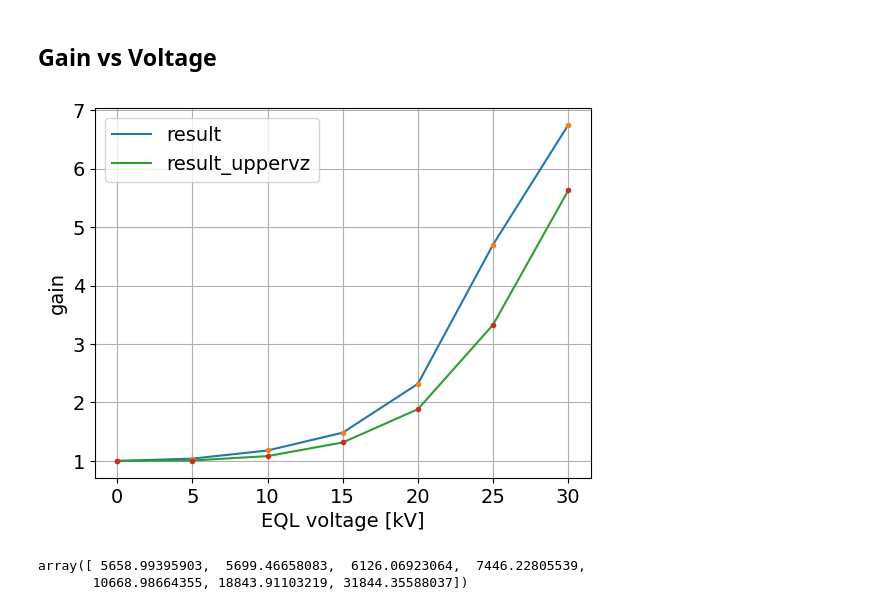
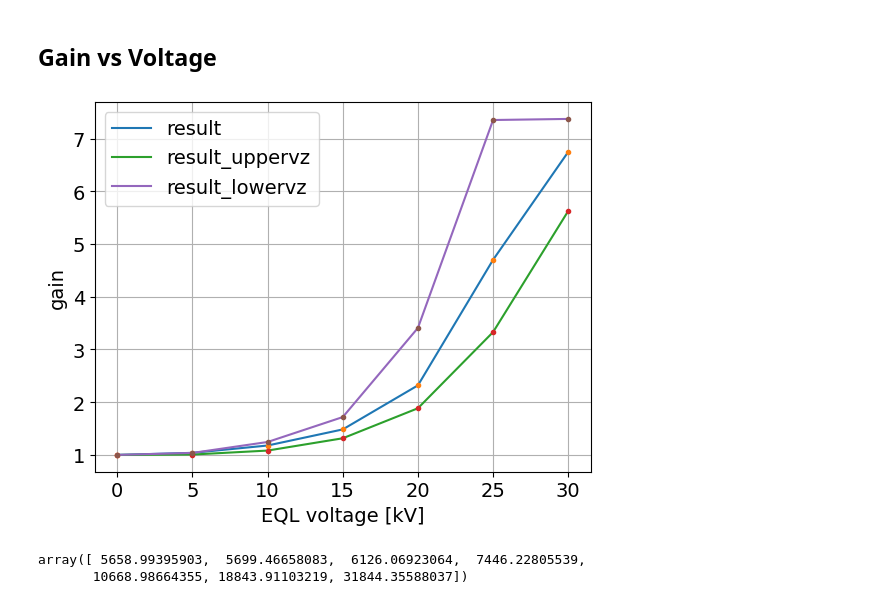
Before and after one commit to zhouperry/CeNTREX-TlF-julia-extension, a Jupyter notebook: examples/R2 transition EQL testing trajectories.ipynb, the cells around one changed output. Drawn from its saved outputs; the diff is of its cells as text; code cells hidden in the pictures.

```diff
--- a/examples/R2 transition EQL testing trajectories.ipynb
+++ b/examples/R2 transition EQL testing trajectories.ipynb
@@ -612,36 +612,36 @@ for name in ["", "_uppervz" , "_lowervz"]:
     voltages = []
     signal_err = []
     for v, res in results_scan.items():
         for mF in res.keys():
             if res[mF] is None:
                 break
 
             if len(voltages) == 0:
                 voltages.append(v)
             if voltages[-1] != v:
                 voltages.append(v)
 
             signal.append(res[mF].results.sum() * pop_mapping[mF])
             signal_err.append(np.sqrt(res[mF].results.sum()) * pop_mapping[mF])
     voltages = np.array(voltages)
     signal = np.array(signal).reshape(-1, 3).sum(axis=1)
     signal_err_reshaped = np.array(signal_err).reshape(-1, 3)
     # Sum along the mFs
     signal_err_summed = signal_err_reshaped.sum(axis=1)
     signal_err_summed = division_error_propagation(signal, signal_err_summed, signal[0], signal_err_summed[0])
 
 
     ax.plot(voltages / 1e3, signal / signal[0], label="result"+name)
 
     ax.plot(voltages / 1e3, signal / signal[0], ".")
-    if name=="_uppervz":
-        break
+    # if name=="_uppervz":
+        # break
 ax.set_xlabel("EQL voltage [kV]")
 ax.set_ylabel("gain")
 ax.legend()
 ax.grid()
 # %% [output]
-[figure, old version]
+[figure, new version]
 # %%
 signal
 # %% [output]
```
Also changed, not shown: 7 other files.
